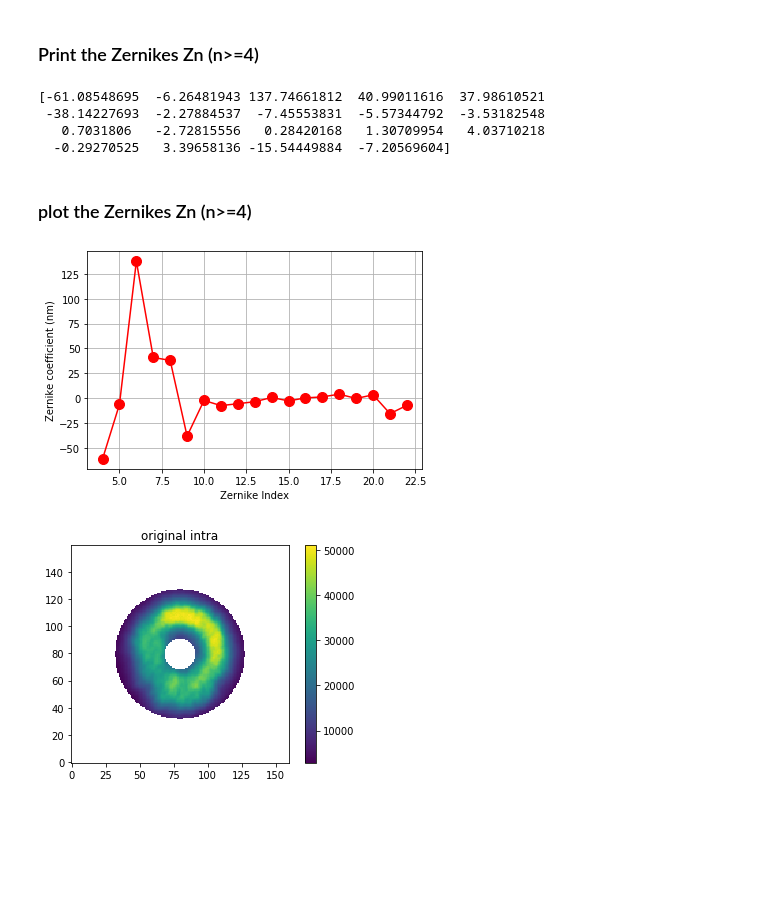
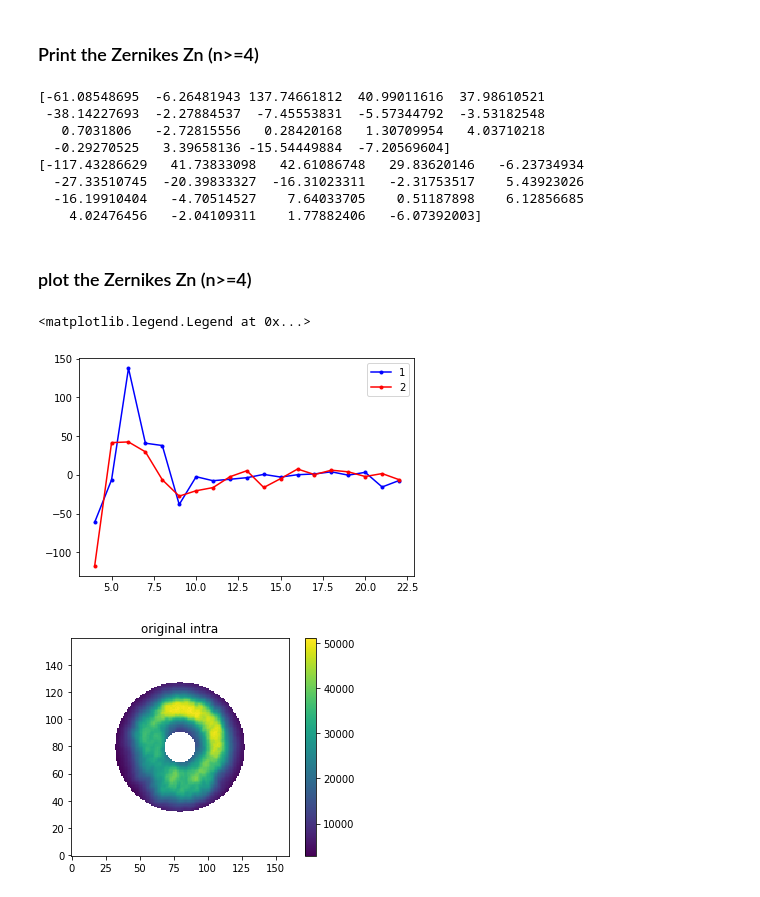
Before and after one commit to bxin/cwfs, a Jupyter notebook: examples/AuxTel2001.ipynb, the cells around one changed output. Drawn from its saved outputs; the diff is of its cells as text; code cells hidden in the pictures; blank space fills up the shorter version.

```diff
--- a/examples/AuxTel2001.ipynb
+++ b/examples/AuxTel2001.ipynb
@@ -60,6 +78,7 @@ plots.plotImage(I2.image,'extra')
 ### Define the algorithm being used. Input arguments: baseline algorithm, instrument, debug level
 # %%
 algo=Algorithm('exp',inst,0)
+algop=Algorithm('exp',inst,0)
 # %% [markdown]
 ### Run it
 # %%
@@ -68,17 +90,25 @@ algo.runIt(inst,I1,I2,'paraxial')
 ### Print the Zernikes Zn (n>=4)
 # %%
 print(algo.zer4UpNm)
+print(algop.zer4UpNm)
 # %% [output]
 [-61.08548695  -6.26481943 137.74661812  40.99011616  37.98610521
  -38.14227693  -2.27884537  -7.45553831  -5.57344792  -3.53182548
    0.7031806   -2.72815556   0.28420168   1.30709954   4.03710218
   -0.29270525   3.39658136 -15.54449884  -7.20569604]
+[-117.43286629   41.73833098   42.61086748   29.83620146   -6.23734934
+  -27.33510745  -20.39833327  -16.31023311   -2.31753517    5.43923026
+  -16.19910404   -4.70514527    7.64033705    0.51187898    6.12856685
+    4.02476456   -2.04109311    1.77882406   -6.07392003]
 # %% [markdown]
 ### plot the Zernikes Zn (n>=4)
-# %%
-plots.plotZer(algo.zer4UpNm,'nm')
-# %% [output]
-[figure, removed]
+# %%
+plt.plot(range(4,23), algo.zer4UpNm,'b.-',label = '1')
+plt.plot(range(4,23), algop.zer4UpNm,'r.-',label = '2')
+plt.legend()
+# %% [output]
+<matplotlib.legend.Legend at 0x...>
+[figure, added]
 # %%
 plots.plotImage(I1.image0,'original intra',mask=I1.cMask)
 # %% [output]
```
Also changed, not shown: parts of 5 cells of this notebook.
